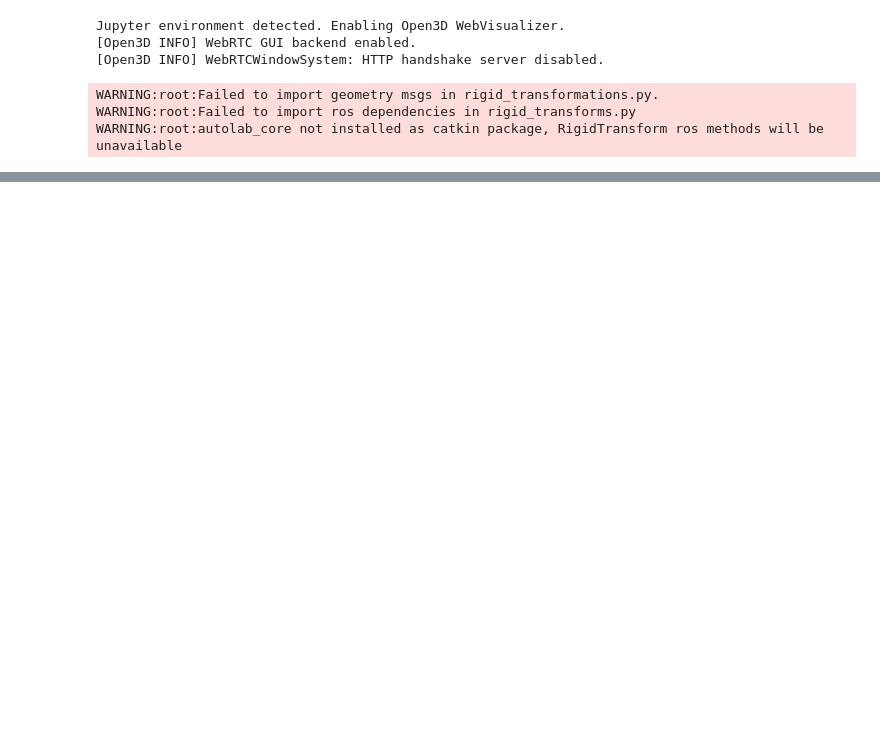
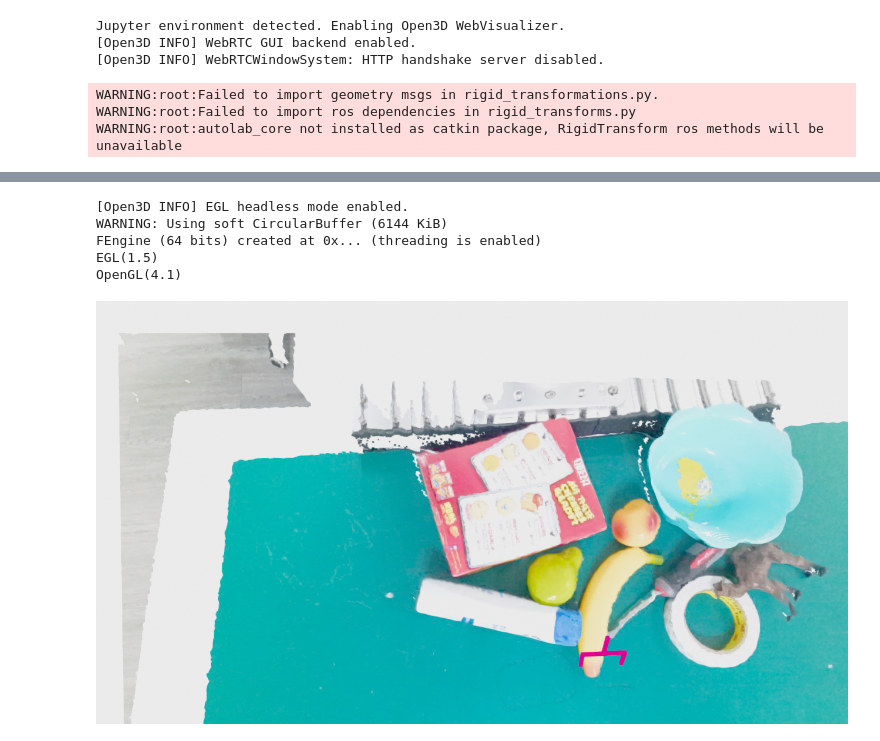
Before and after one commit to sina-behnam/Grasp2sim, a Jupyter notebook: notebooks/sim_debug.ipynb, the cells around one changed output, grey strips where cells are left out. Drawn from its saved outputs; the diff is of its cells as text; code cells hidden in the pictures; blank space fills up the shorter version.

```diff
--- a/notebooks/sim_debug.ipynb
+++ b/notebooks/sim_debug.ipynb
@@ -303,0 +37,10 @@ plt.show()
+# %%
+from grasp_sim import GraspHand, Executors
+
+hand = GraspHand(grasps_npy="/home/sbehnam/Project/data/scenes/scene_0000/some_banana_grasp.npy", debug=True,
+                  debug_log_every=1)
+hand.reset_scene()
+# hand.step(30)
+hand.capture()
+
+media.show_video(hand.frames, fps=8)
@@ -303,0 +78,7 @@ plt.show()
+# %%
+from graspnetAPI import GraspNet
+
+GRAPNET_DATASET = "/home/sbehnam/Project/data/"
+
+g_net = GraspNet(root=GRAPNET_DATASET, camera='kinect', split='custom', sceneIds=[0])
+cloud = g_net.loadScenePointCloud(sceneId=0, camera='kinect', annId=0, align=False)
@@ -303,0 +221,14 @@ plt.show()
+# %%
+from poses.publisher import render_geometries_to_notebook
+
+geometries = []
+geometries.append(cloud)
+geometries += sample_pose.to_open3d_geometry_list()
+render_geometries_to_notebook(geometries, width=1280, height=720, shift_x=-0.2)
+# %% [output]
+[Open3D INFO] EGL headless mode enabled.
+WARNING: Using soft CircularBuffer (6144 KiB)
+FEngine (64 bits) created at 0x... (threading is enabled)
+EGL(1.5)
+OpenGL(4.1)
+[figure, added]
```
Also changed, not shown: parts of 30 cells of this notebook.
